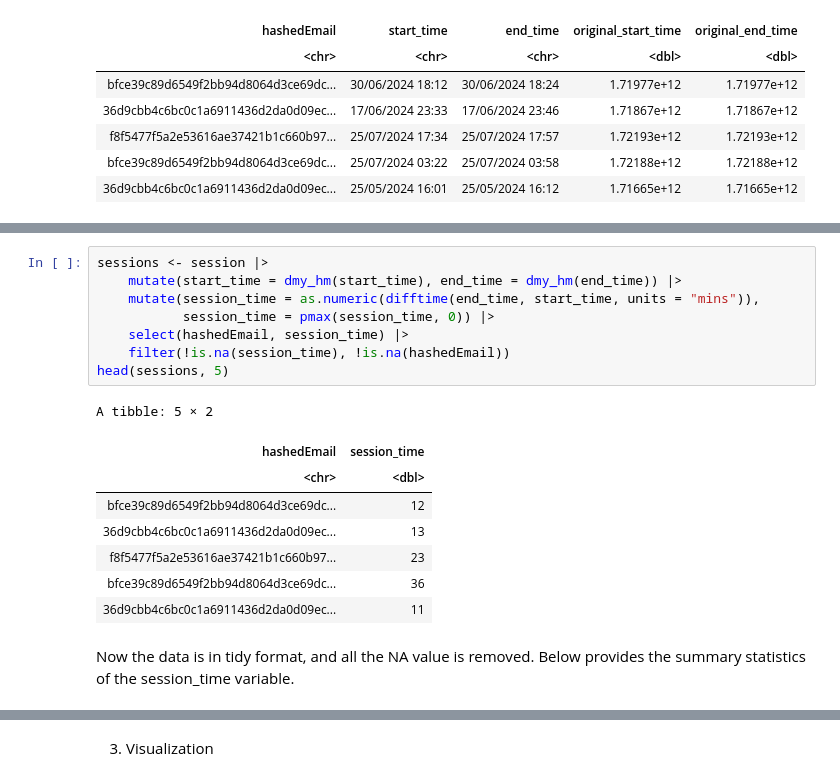
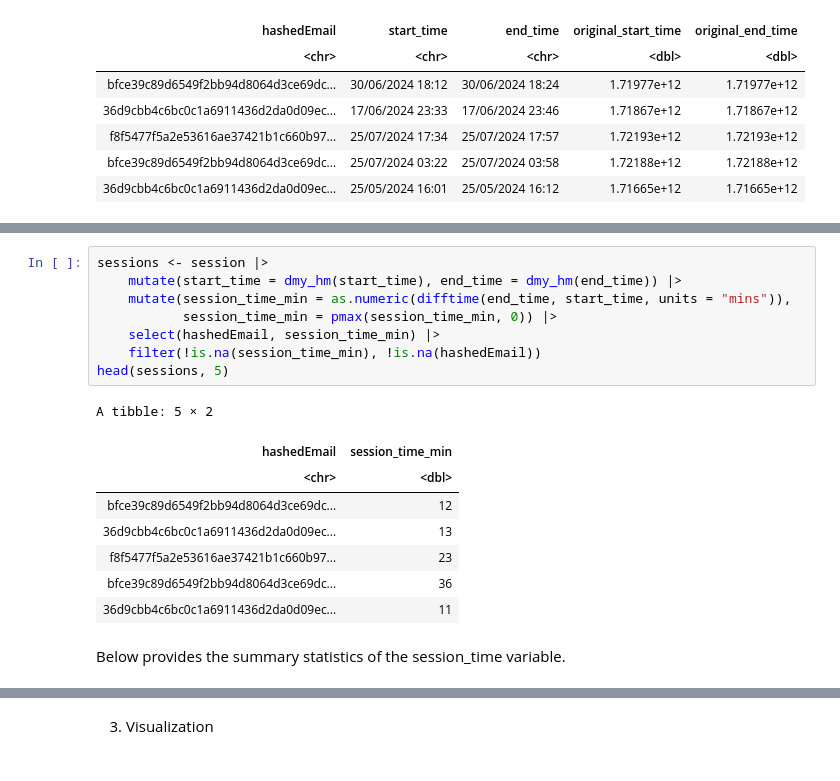
Before and after one commit to Merry321/DISC-110-Project, a Jupyter notebook: Merry_16.ipynb, the cells around one changed output, grey strips where cells are left out. Drawn from its saved outputs; the diff is of its cells as text.

```diff
--- a/Merry_16.ipynb
+++ b/Merry_16.ipynb
@@ -136,14 +146,14 @@ The dataset is not tidy enough, since the start_time and end_time contain more t
 # %%
 sessions <- session |>
     mutate(start_time = dmy_hm(start_time), end_time = dmy_hm(end_time)) |>
-    mutate(session_time = as.numeric(difftime(end_time, start_time, units = "mins")),
-           session_time = pmax(session_time, 0)) |>
-    select(hashedEmail, session_time) |>
-    filter(!is.na(session_time), !is.na(hashedEmail))
+    mutate(session_time_min = as.numeric(difftime(end_time, start_time, units = "mins")),
+           session_time_min = pmax(session_time_min, 0)) |>
+    select(hashedEmail, session_time_min) |>
+    filter(!is.na(session_time_min), !is.na(hashedEmail))
 head(sessions, 5)
 # %% [output]
 A tibble: 5 × 2
-| hashedEmail | session_time |
+| hashedEmail | session_time_min |
 | <chr> | <dbl> |
 | bfce39c89d6549f2bb94d8064d3ce69dc... | 12 |
 | 36d9cbb4c6bc0c1a6911436d2da0d09ec... | 13 |
@@ -151,6 +161,6 @@ A tibble: 5 × 2
 | bfce39c89d6549f2bb94d8064d3ce69dc... | 36 |
 | 36d9cbb4c6bc0c1a6911436d2da0d09ec... | 11 |
 # %% [markdown]
-Now the data is in tidy format, and all the NA value is removed. Below provides the summary statistics of the session_time variable.
+Below provides the summary statistics of the session_time variable.
 # %%
 session_time_stat <- sessions |>
```
Also changed, not shown: parts of 30 cells of this notebook.
